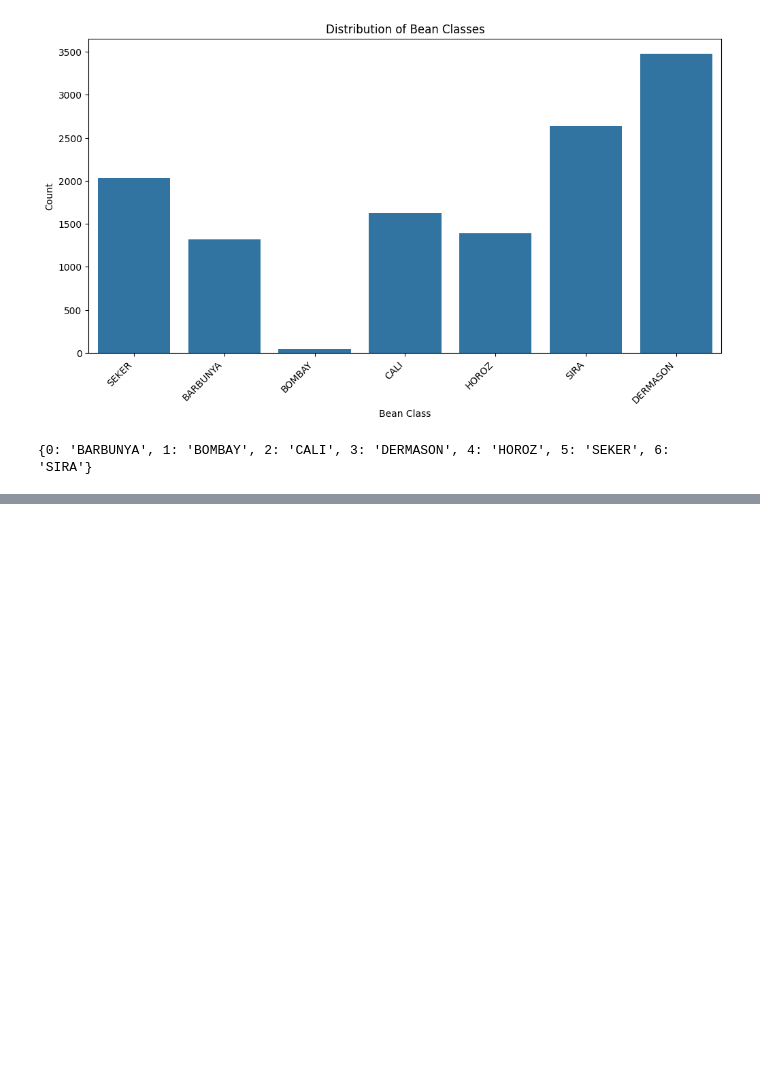
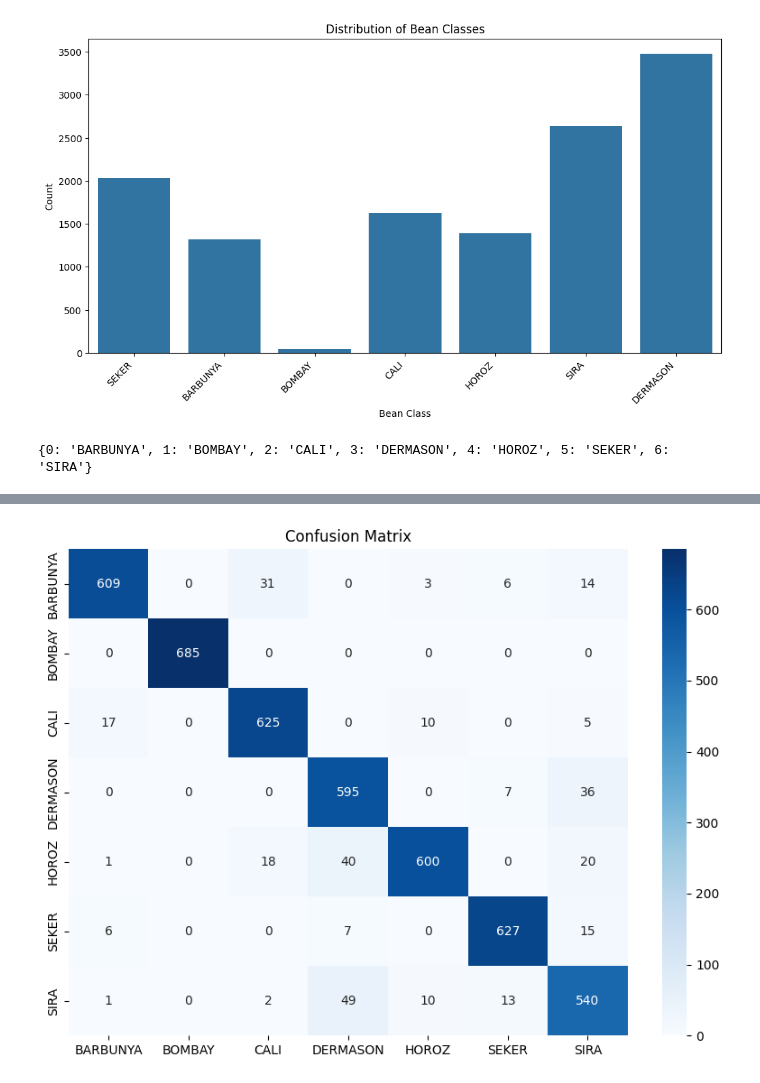
Before and after one commit to RiniPaul86/Assignment, a Jupyter notebook: Dry_Bean_Classification_logistic_regression.ipynb, the cells around one changed output, grey strips where cells are left out. Drawn from its saved outputs; the diff is of its cells as text; code cells hidden in the pictures; blank space fills up the shorter version.

```diff
--- a/Dry_Bean_Classification_logistic_regression.ipynb
+++ b/Dry_Bean_Classification_logistic_regression.ipynb
@@ -645,0 +614,17 @@ Hyperparameter Tuning: Experimenting with different hyperparameters, regularizat
+# %%
+from imblearn.over_sampling import SMOTE
+
+# Initialize SMOTE
+smote = SMOTE(random_state=42)
+
+# Apply SMOTE to your training data
+X_resampled, y_resampled = smote.fit_resample(X_train, y_train)
+# %%
+# Split the resampled data into training and test sets
+X_train_resampled, X_test, y_train_resampled, y_test = train_test_split(X_resampled, y_resampled, test_size=0.25, random_state=42)
+
+# Initialize the logistic regression model
+logreg1 = LogisticRegression(multi_class='multinomial', solver='lbfgs', max_iter=1000)
+
+# Train the model on the resampled data
+logreg1.fit(X_train_resampled, y_train_resampled)
@@ -645,0 +642,3 @@ Hyperparameter Tuning: Experimenting with different hyperparameters, regularizat
+# %%
+# Predict the target for the test set
+y_pred = logreg.predict(X_test)
@@ -645,0 +655,11 @@ Hyperparameter Tuning: Experimenting with different hyperparameters, regularizat
+# %%
+# Compute the confusion matrix
+conf_matrix = confusion_matrix(y_test, y_pred)
+
+# Plot the confusion matrix
+plt.figure(figsize=(10, 7))
+sns.heatmap(conf_matrix, annot=True, fmt="d", cmap="Blues",xticklabels=label_encoder.classes_, yticklabels=label_encoder.classes_)
+plt.title("Confusion Matrix")
+plt.show()
+# %% [output]
+[figure, added]
```
Also changed, not shown: parts of 27 cells of this notebook.
